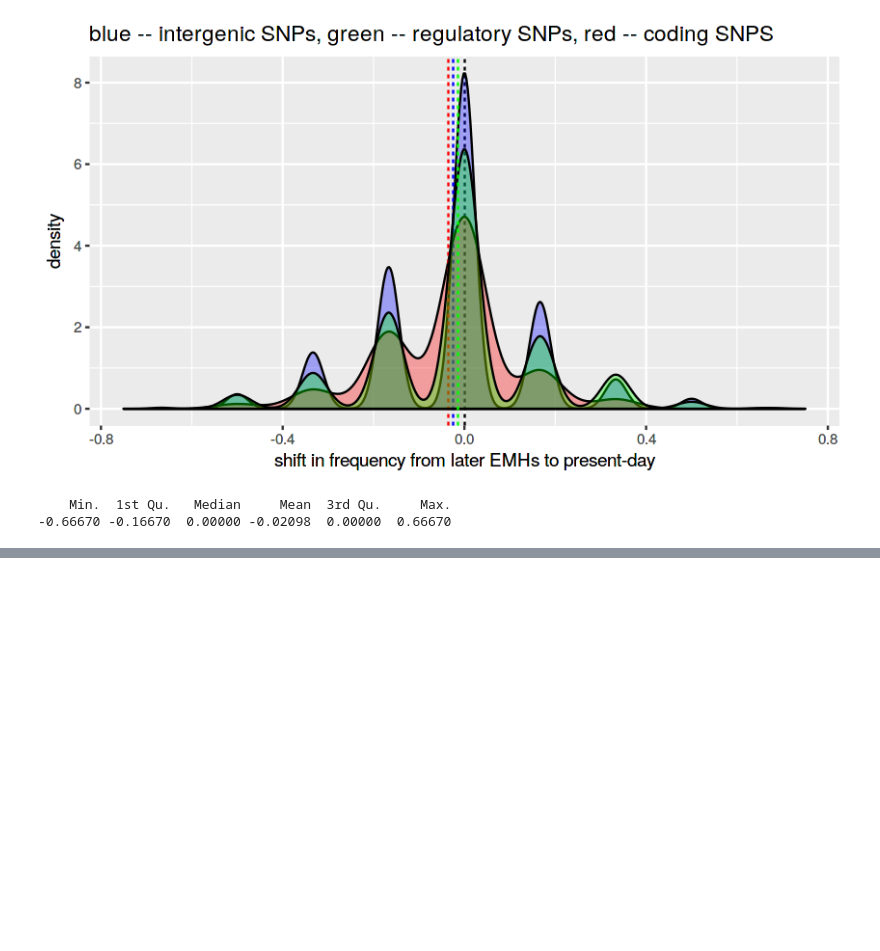
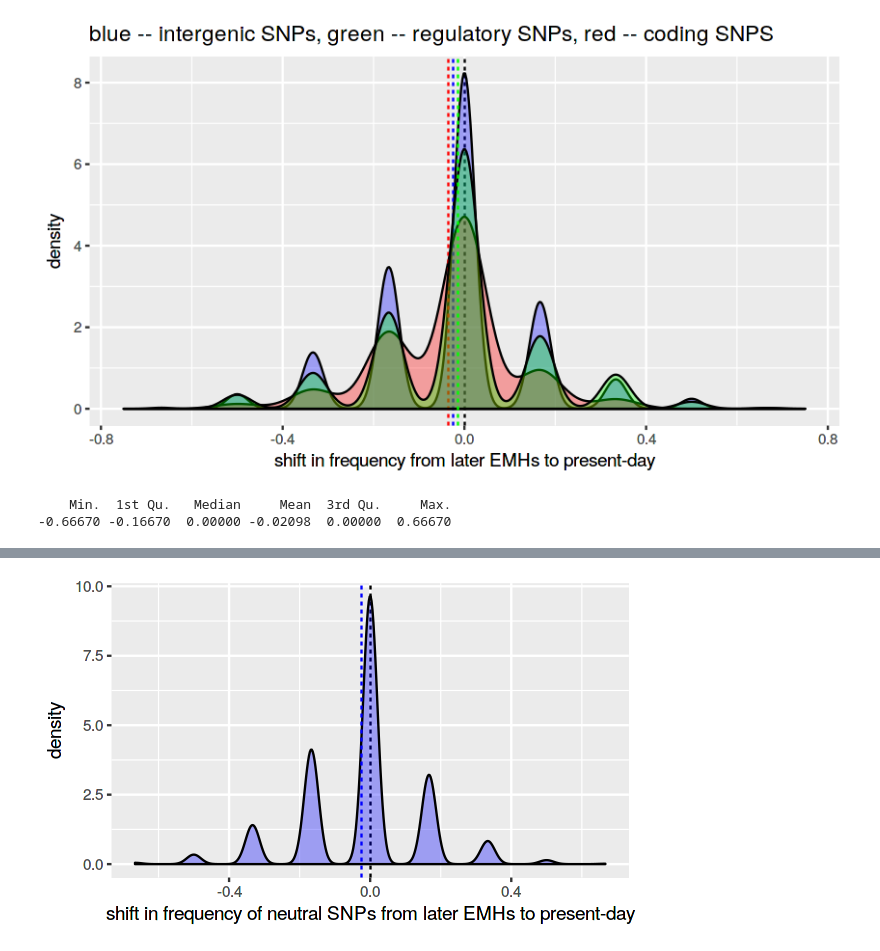
Before and after one commit to bodkan/nea-over-time, a Jupyter notebook: notebooks/frequency_shift_after_10ky.ipynb, the cells around one changed output, grey strips where cells are left out. Cells and saved outputs as stored; diff of their text form; code cells hidden in the pictures; blank space fills up the shorter version.

```diff
--- a/notebooks/frequency_shift_after_10ky.ipynb
+++ b/notebooks/frequency_shift_after_10ky.ipynb
@@ -566,0 +670,4 @@ for (i in seq(n_iter)) {
+# %%
+plot_shift(filter(shift_iters, iter == 1))
+# %% [output]
+[figure, added]
```
Also changed, not shown: parts of 34 cells of this notebook.
